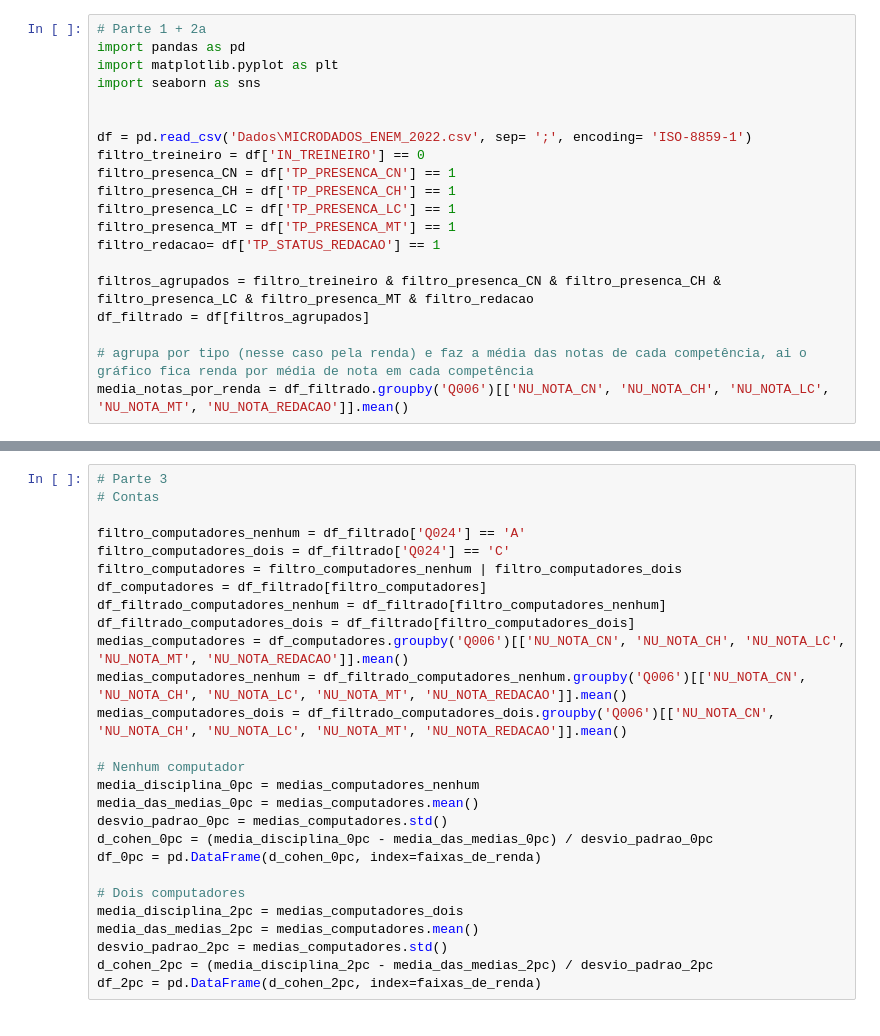
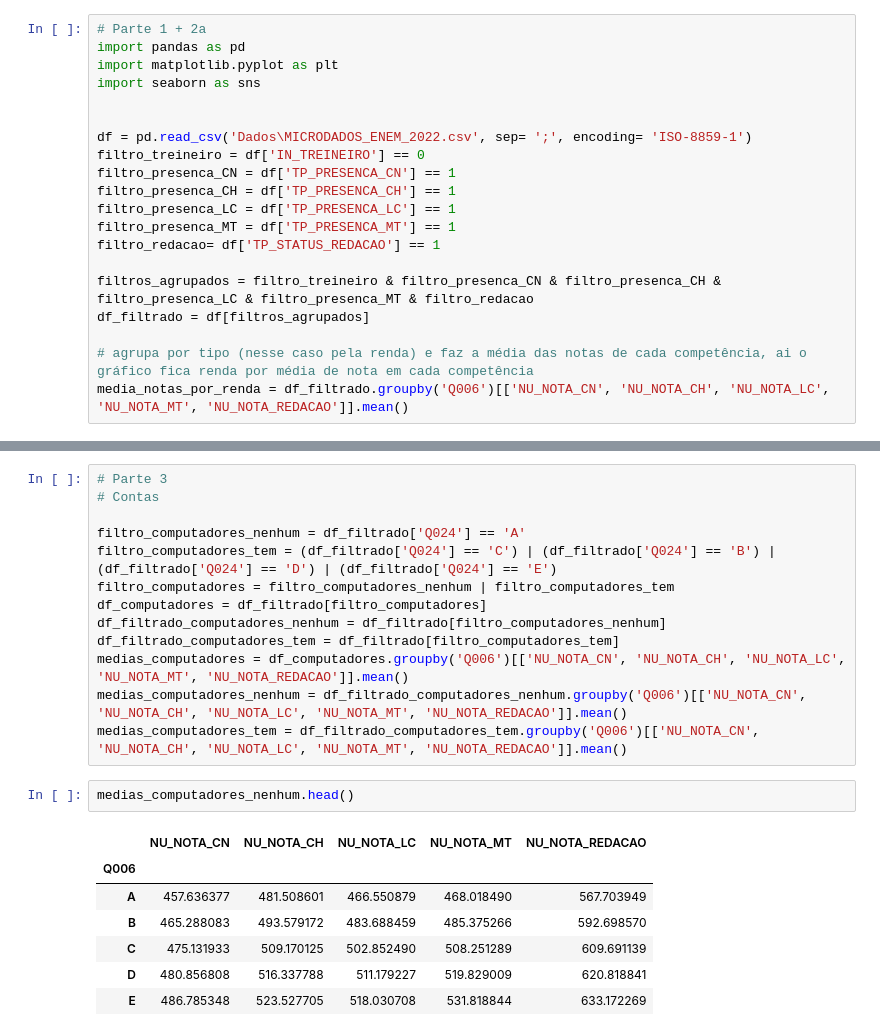
Before and after one commit to esthercaroline/APS1_CDados_tets_e_nanenena, a Jupyter notebook: aps1.ipynb, the cells around one changed output, grey strips where cells are left out. Saved outputs shown, nothing was run; the diff lists cells and outputs as text.

```diff
--- a/aps1.ipynb
+++ b/aps1.ipynb
@@ -114,25 +98,21 @@ plt.show()
 # Contas
 
 filtro_computadores_nenhum = df_filtrado['Q024'] == 'A'
-filtro_computadores_dois = df_filtrado['Q024'] == 'C'
-filtro_computadores = filtro_computadores_nenhum | filtro_computadores_dois
+filtro_computadores_tem = (df_filtrado['Q024'] == 'C') | (df_filtrado['Q024'] == 'B') | (df_filtrado['Q024'] == 'D') | (df_filtrado['Q024'] == 'E')
+filtro_computadores = filtro_computadores_nenhum | filtro_computadores_tem
 df_computadores = df_filtrado[filtro_computadores]
 df_filtrado_computadores_nenhum = df_filtrado[filtro_computadores_nenhum]
-df_filtrado_computadores_dois = df_filtrado[filtro_computadores_dois]
+df_filtrado_computadores_tem = df_filtrado[filtro_computadores_tem]
 medias_computadores = df_computadores.groupby('Q006')[['NU_NOTA_CN', 'NU_NOTA_CH', 'NU_NOTA_LC', 'NU_NOTA_MT', 'NU_NOTA_REDACAO']].mean()
 medias_computadores_nenhum = df_filtrado_computadores_nenhum.groupby('Q006')[['NU_NOTA_CN', 'NU_NOTA_CH', 'NU_NOTA_LC', 'NU_NOTA_MT', 'NU_NOTA_REDACAO']].mean()
-medias_computadores_dois = df_filtrado_computadores_dois.groupby('Q006')[['NU_NOTA_CN', 'NU_NOTA_CH', 'NU_NOTA_LC', 'NU_NOTA_MT', 'NU_NOTA_REDACAO']].mean()
-
-# Nenhum computador
-media_disciplina_0pc = medias_computadores_nenhum
-media_das_medias_0pc = medias_computadores.mean()
-desvio_padrao_0pc = medias_computadores.std()
-d_cohen_0pc = (media_disciplina_0pc - media_das_medias_0pc) / desvio_padrao_0pc
-df_0pc = pd.DataFrame(d_cohen_0pc, index=faixas_de_renda)
-
-# Dois computadores
-media_disciplina_2pc = medias_computadores_dois
-media_das_medias_2pc = medias_computadores.mean()
-desvio_padrao_2pc = medias_computadores.std()
-d_cohen_2pc = (media_disciplina_2pc - media_das_medias_2pc) / desvio_padrao_2pc
-df_2pc = pd.DataFrame(d_cohen_2pc, index=faixas_de_renda)
+medias_computadores_tem = df_filtrado_computadores_tem.groupby('Q006')[['NU_NOTA_CN', 'NU_NOTA_CH', 'NU_NOTA_LC', 'NU_NOTA_MT', 'NU_NOTA_REDACAO']].mean()
+# %%
+medias_computadores_nenhum.head()
+# %% [output]
+|  | NU_NOTA_CN | NU_NOTA_CH | NU_NOTA_LC | NU_NOTA_MT | NU_NOTA_REDACAO |
+| Q006 |  |  |  |  |  |
+| A | 457.636377 | 481.508601 | 466.550879 | 468.018490 | 567.703949 |
+| B | 465.288083 | 493.579172 | 483.688459 | 485.375266 | 592.698570 |
+| C | 475.131933 | 509.170125 | 502.852490 | 508.251289 | 609.691139 |
+| D | 480.856808 | 516.337788 | 511.179227 | 519.829009 | 620.818841 |
+| E | 486.785348 | 523.527705 | 518.030708 | 531.818844 | 633.172269 |
```
Also changed, not shown: parts of 7 cells of this notebook.
